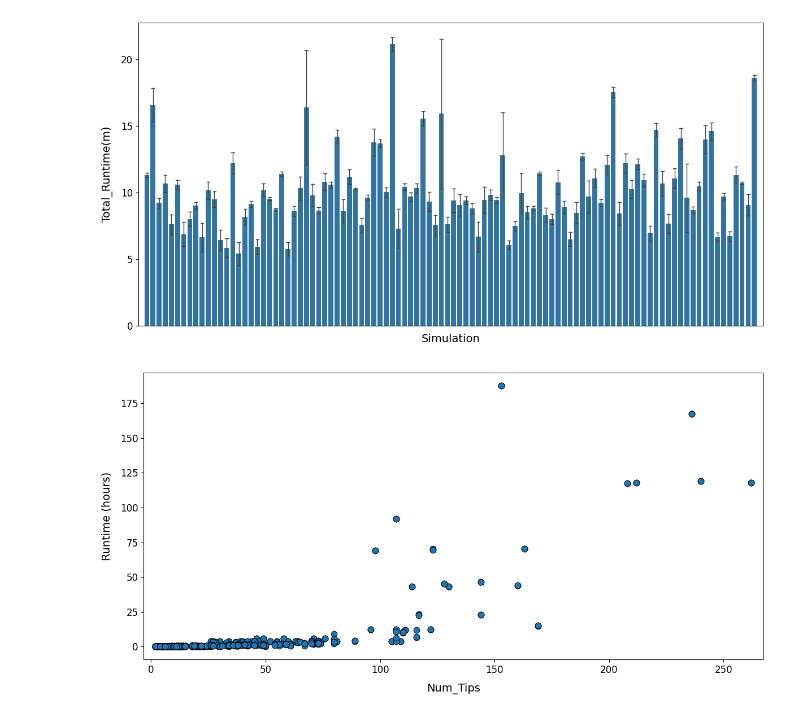
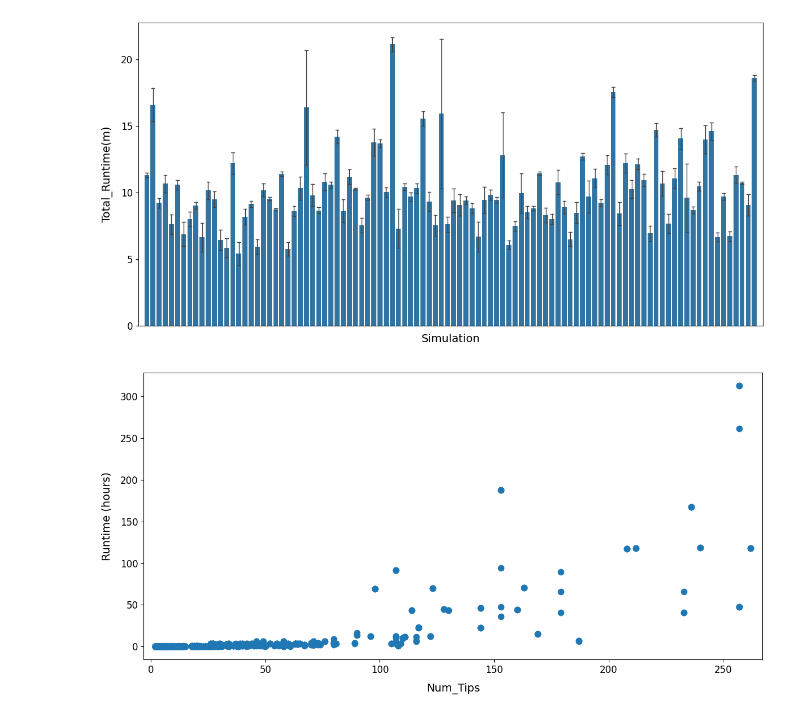
Before and after one commit to CshlSiepelLab/beam_experiments, a Jupyter notebook: scripts/plotting/plot_beam_runtimes.ipynb, the cells around one changed output. Saved outputs shown, nothing was run; the diff lists cells and outputs as text; code cells hidden in the pictures.

```diff
--- a/scripts/plotting/plot_beam_runtimes.ipynb
+++ b/scripts/plotting/plot_beam_runtimes.ipynb
@@ -94,32 +94,38 @@ excluded_by_one_tissue=[
     f"{mouse}_{cp}"
     for mouse, cps in {
         "MMUS1492": {"CP04", "CP06", "CP07", "CP09", "CP13"},
         "MMUS1588": {"CP10", "CP13", "CP19", "CP21"},
         "MMUS1469": {"CP096", "CP100", "CP084", "CP097", "CP123", "CP067", "CP116", "CP115", "CP114", "CP103", "CP093", "CP077"},
         "MMUS1457": {"CP30", "CP07", "CP33", "CP41", "CP43", "CP18", "CP19", "CP13", "CP28", "CP14", "CP29", "CP38", "CP24", "CP25", "CP11", "CP26", "CP12", "CP34", "CP36"},
         "MMUS1875": {"CP22", "CP09", "CP16", "CP12", "CP21"},
         "MMUS1495": {"CP096", "CP113", "CP108", "CP089", "CP086", "CP109", "CP095", "CP097", "CP104", "CP115"},
         "MMUS1466": {"CP22", "CP06", "CP17", "CP27", "CP15", "CP16", "CP24", "CP26", "CP20"},
         "MMUS1544": {"CP37", "CP84", "CP70", "CP85", "CP40", "CP55", "CP53", "CP68", "CP62", "CP79", "CP86", "CP60", "CP82", "CP36", "CP83"},
         "MMUS1874": {"CP22", "CP32", "CP07", "CP33", "CP18", "CP27", "CP28", "CP24", "CP26", "CP34", "CP20"},
         "MMUS1467": {"CP17", "CP27", "CP29", "CP15", "CP26", "CP12", "CP34", "CP35", "CP21"},
     }.items()
     for cp in cps
 ]
 all_excluded_serio = excluded_by_size + excluded_by_one_tissue
 serio_df = serio_df[~serio_df['cp_num'].astype(str).isin(all_excluded_serio)]
 
-df=pd.concat([quinn_df, serio_df], ignore_index=True)
+simeonov_infile="/grid/siepel/home/staklins/projects/crispr_barcode/results/beam/latest_results/simeonov_results_2021_pancreatic_cancer_data/beam_gtr_runtimes_12_9_25/all_times.txt"
+simeonov_df = pd.read_csv(simeonov_infile, sep="\t")
+
+yang_infile="/grid/siepel/home/staklins/projects/crispr_barcode/results/beam/latest_results/yang_results_2022_lung_cancer_data/beam_gtr_runtimes_12_9_25/all_times.txt"
+yang_df = pd.read_csv(yang_infile, sep="\t")
+
+df=pd.concat([quinn_df, serio_df, simeonov_df, yang_df], ignore_index=True)
 
 df['sec_per_mcmc'] = df['Time_per_MCMC_Sample(s)'].apply(parse_time_to_sec_per_mcmc)
 df['Total_Runtime(h)'] = df['Num_MCMC_Samples'] * df['sec_per_mcmc'] / 3600.0
 
 df['Num_Tips'] = pd.to_numeric(df['num_tips'], errors="coerce")
 
 fig, ax = plt.subplots(figsize=(12,6))
 plot_runtime_by_num_tips(df, ax=ax)
 plt.savefig(quinn_infile.replace(".txt", "_runtime_vs_num_tips.pdf"))
 plt.show()
 plt.close()
 # %% [output]
-[figure, old version]
+[figure, new version]
```
Also changed, not shown: parts of 1 cell of this notebook, 10 other files.
